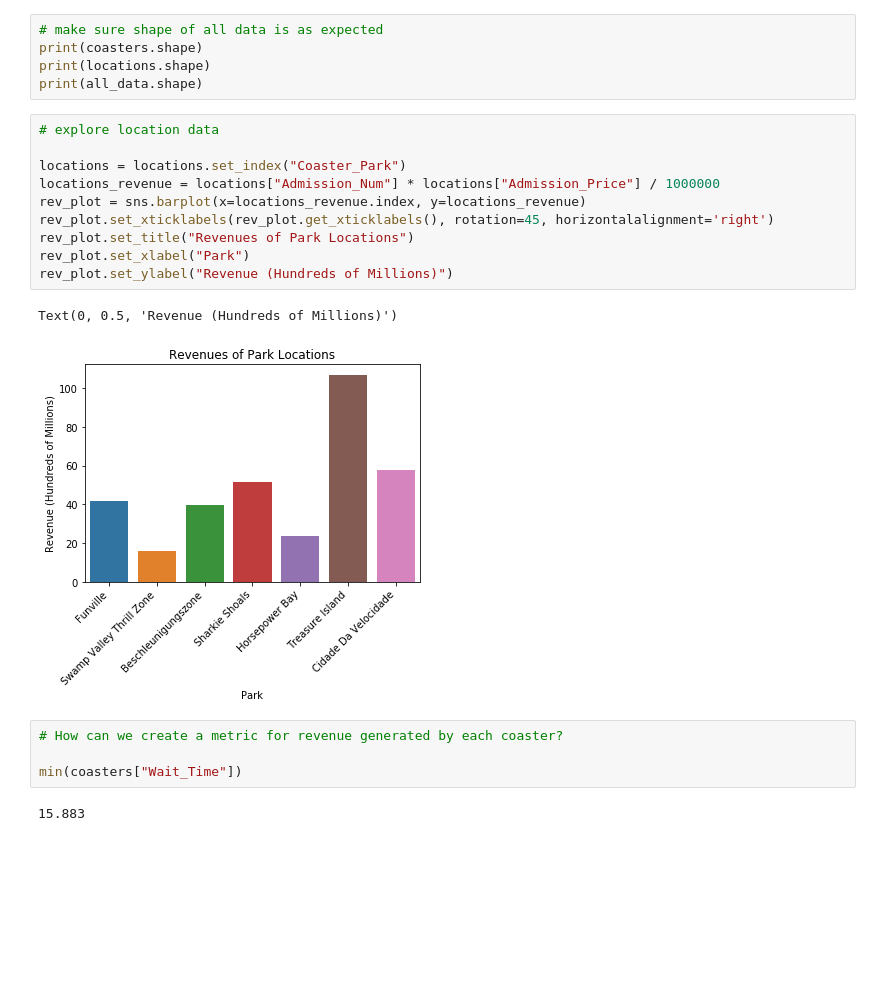
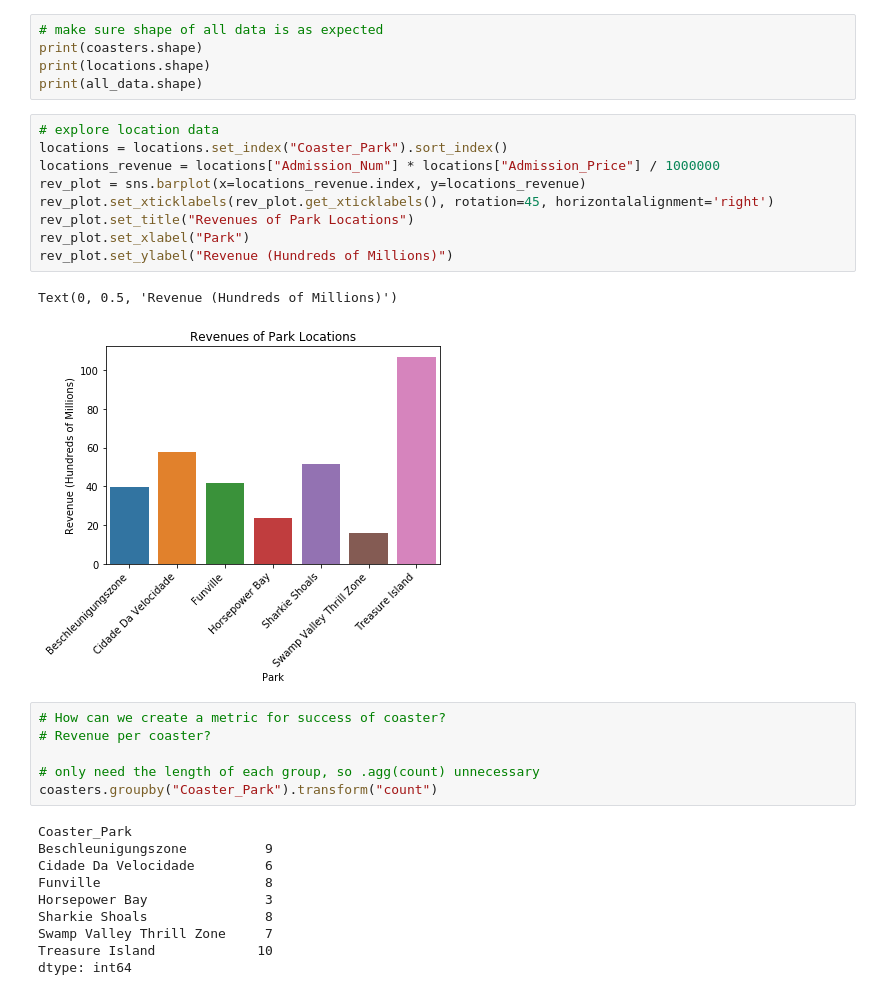
Before and after one commit to alecarreche/FLB, a Jupyter notebook: preprocessing.ipynb, the cells around one changed output. Cells and saved outputs as stored; diff of their text form; blank space fills up the shorter version.

```diff
--- a/preprocessing.ipynb
+++ b/preprocessing.ipynb
@@ -26,20 +33,29 @@ print(locations.shape)
 print(all_data.shape)
 # %%
 # explore location data
-
-locations = locations.set_index("Coaster_Park")
+locations = locations.set_index("Coaster_Park").sort_index()
 locations_revenue = locations["Admission_Num"] * locations["Admission_Price"] / 1000000
 rev_plot = sns.barplot(x=locations_revenue.index, y=locations_revenue)
 rev_plot.set_xticklabels(rev_plot.get_xticklabels(), rotation=45, horizontalalignment='right')
 rev_plot.set_title("Revenues of Park Locations")
 rev_plot.set_xlabel("Park")
 rev_plot.set_ylabel("Revenue (Hundreds of Millions)")
 # %% [output]
 Text(0, 0.5, 'Revenue (Hundreds of Millions)')
-[figure, old version]
+[figure, new version]
-# %%
-# How can we create a metric for revenue generated by each coaster?
-
-min(coasters["Wait_Time"])
-# %% [output]
-15.883
+# %%
+# How can we create a metric for success of coaster?
+# Revenue per coaster?
+
+# only need the length of each group, so .agg(count) unnecessary
+coasters.groupby("Coaster_Park").transform("count")
+# %% [output]
+Coaster_Park
+Beschleunigungszone          9
+Cidade Da Velocidade         6
+Funville                     8
+Horsepower Bay               3
+Sharkie Shoals               8
+Swamp Valley Thrill Zone     7
+Treasure Island             10
+dtype: int64
```
Also changed, not shown: parts of 12 cells of this notebook, 3 other files.
